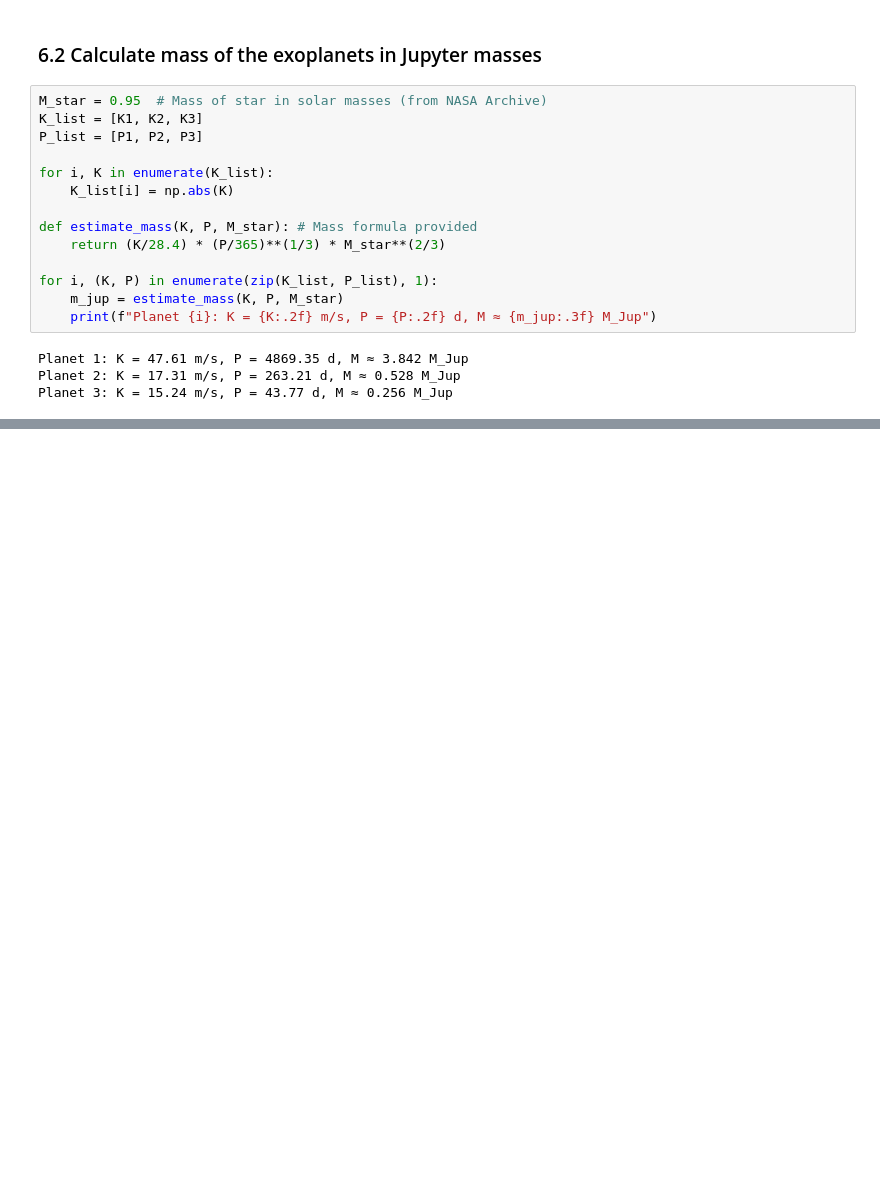
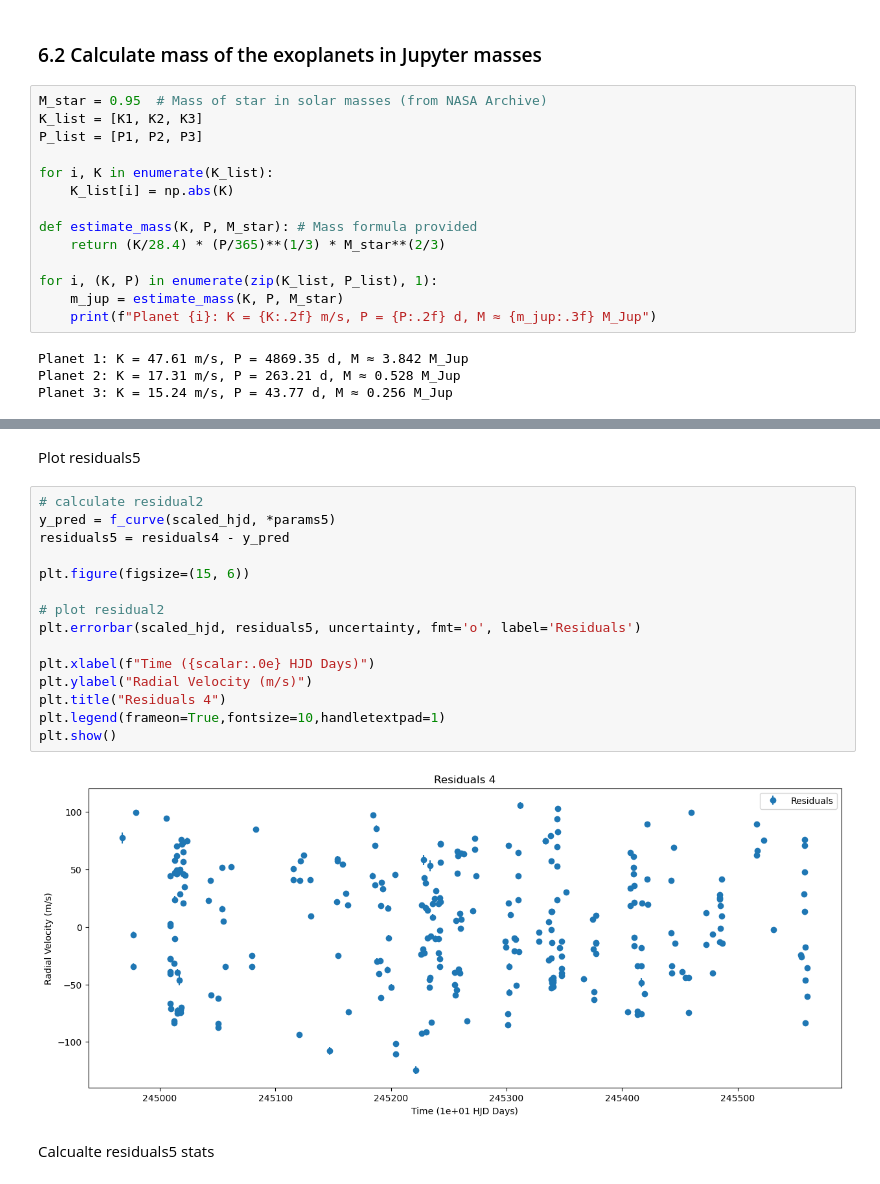
Before and after one commit to djlouie/ASTR-19-Group-Project, a Jupyter notebook: astr19-group-project.ipynb, the cells around one changed output, grey strips where cells are left out. Drawn from its saved outputs; the diff is of its cells as text; blank space fills up the shorter version.

```diff
--- a/astr19-group-project.ipynb
+++ b/astr19-group-project.ipynb
@@ -636,0 +747,21 @@ Planet 3: K = 15.24 m/s, P = 43.77 d, M ≈ 0.256 M_Jup
+# %% [markdown]
+Plot residuals5
+# %%
+# calculate residual2
+y_pred = f_curve(scaled_hjd, *params5)
+residuals5 = residuals4 - y_pred
+
+plt.figure(figsize=(15, 6))
+
+# plot residual2
+plt.errorbar(scaled_hjd, residuals5, uncertainty, fmt='o', label='Residuals')
+
+plt.xlabel(f"Time ({scalar:.0e} HJD Days)")
+plt.ylabel("Radial Velocity (m/s)")
+plt.title("Residuals 4")
+plt.legend(frameon=True,fontsize=10,handletextpad=1)
+plt.show()
+# %% [output]
+[figure, added]
+# %% [markdown]
+Calcualte residuals5 stats
```
Also changed, not shown: parts of 26 cells of this notebook, 3 other files.
